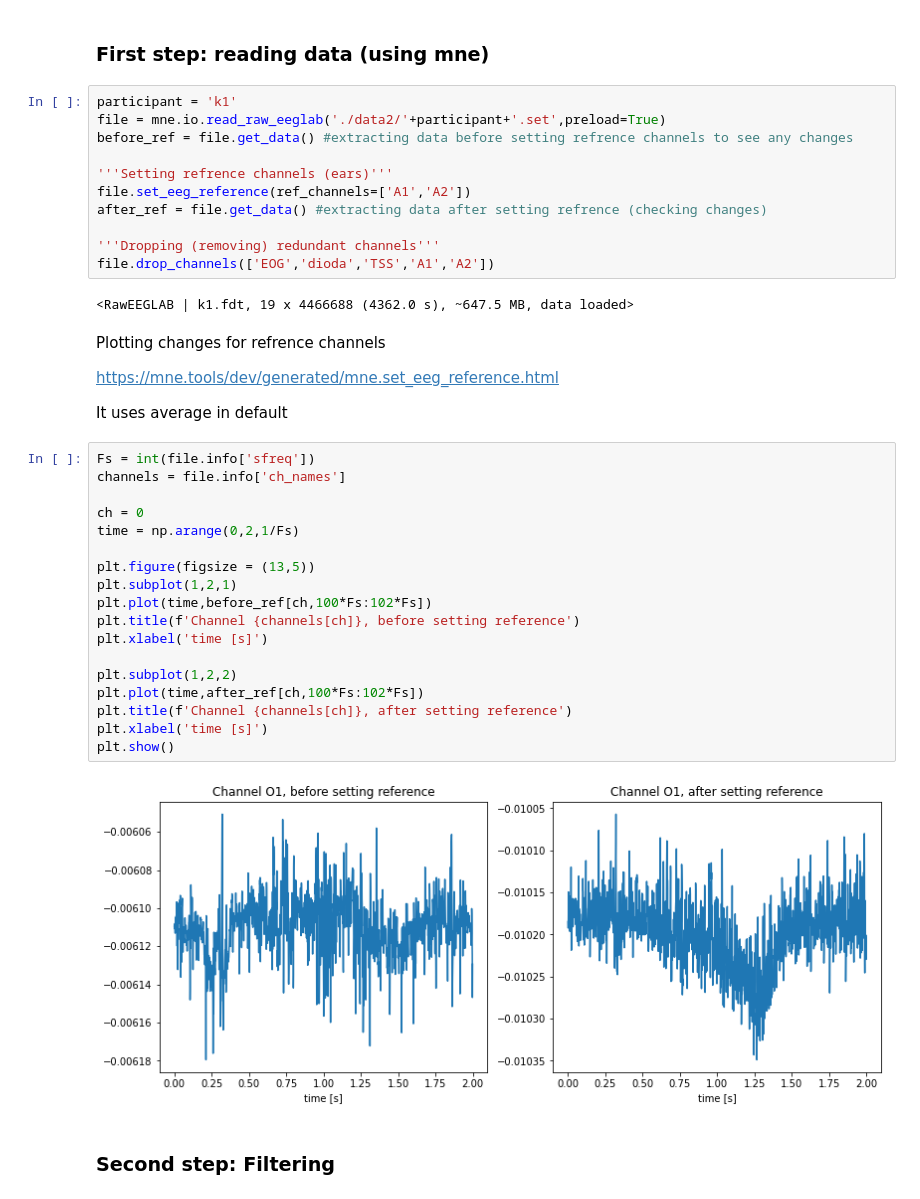
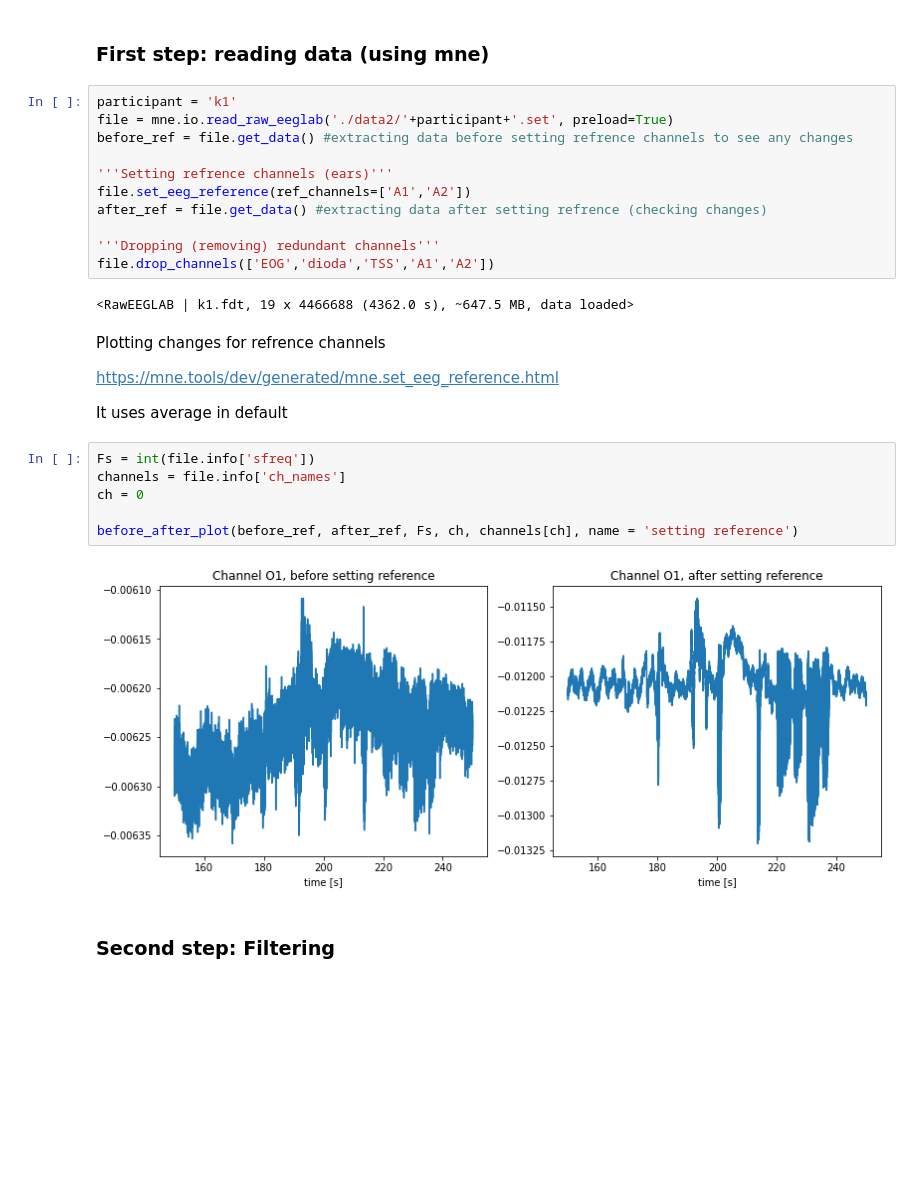
Before and after one commit to Przepioreczka/licencjat, a Jupyter notebook: Checking_preprocessing.ipynb, the cells around one changed output. Saved outputs shown, nothing was run; the diff lists cells and outputs as text; blank space fills up the shorter version.

```diff
--- a/Checking_preprocessing.ipynb
+++ b/Checking_preprocessing.ipynb
@@ -70,7 +189,7 @@ def RMS_epochs(epochs,window_length=32): #(epochs, channels, samples)
 ### First step: reading data (using mne)
 # %%
 participant = 'k1'
-file = mne.io.read_raw_eeglab('./data2/'+participant+'.set',preload=True)
+file = mne.io.read_raw_eeglab('./data2/'+participant+'.set', preload=True)
 before_ref = file.get_data() #extracting data before setting refrence channels to see any changes
 
 '''Setting refrence channels (ears)'''
@@ -87,26 +206,14 @@ Plotting changes for refrence channels
 https://mne.tools/dev/generated/mne.set_eeg_reference.html
 
 It uses average in default
-# %%
-Fs = int(file.info['sfreq'])
-channels = file.info['ch_names']
-
-ch = 0
-time = np.arange(0,2,1/Fs)
-
-plt.figure(figsize = (13,5))
-plt.subplot(1,2,1)
-plt.plot(time,before_ref[ch,100*Fs:102*Fs])
-plt.title(f'Channel {channels[ch]}, before setting reference')
-plt.xlabel('time [s]')
-
-plt.subplot(1,2,2)
-plt.plot(time,after_ref[ch,100*Fs:102*Fs])
-plt.title(f'Channel {channels[ch]}, after setting reference')
-plt.xlabel('time [s]')
-plt.show()
-# %% [output]
-[figure, removed]
+# %%
+Fs = int(file.info['sfreq'])
+channels = file.info['ch_names']
+ch = 0
+
+before_after_plot(before_ref, after_ref, Fs, ch, channels[ch], name = 'setting reference')
+# %% [output]
+[figure, added]
 # %% [markdown]
 ### Second step: Filtering
 # %% [markdown]
```
Also changed, not shown: parts of 35 cells of this notebook.
